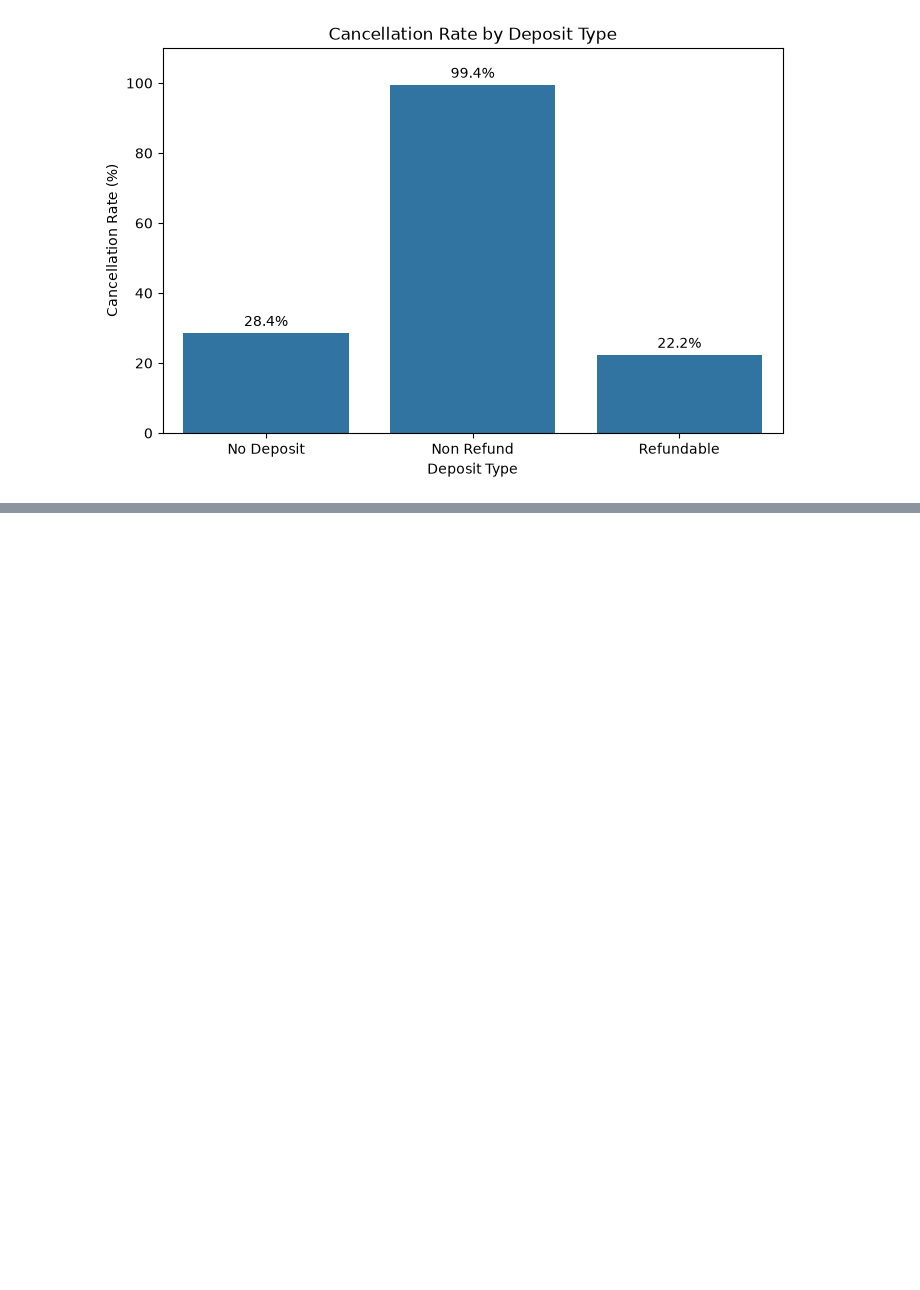
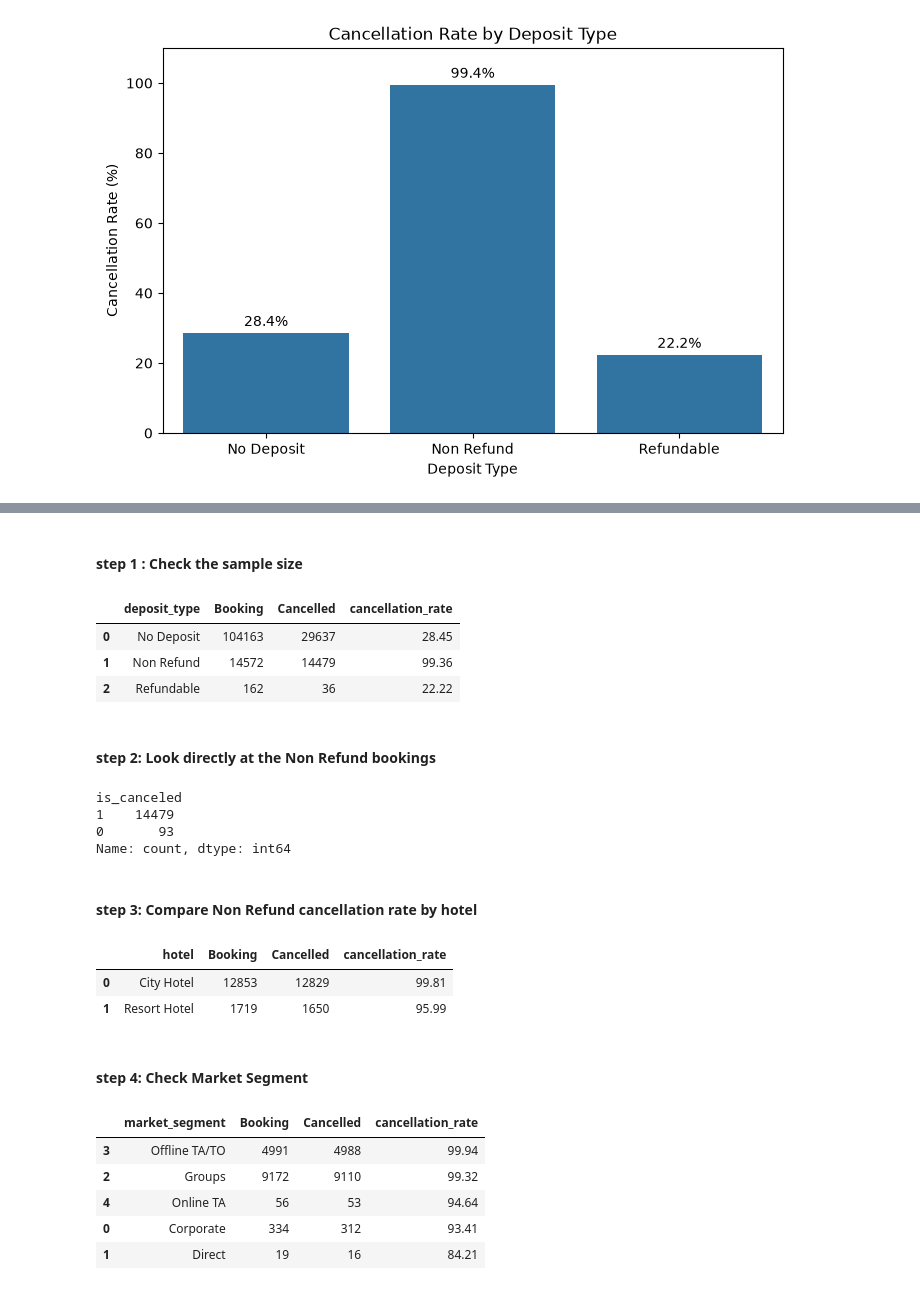
Before and after one commit to Fatima-Zehra-DA/Hotel-Booking-Cancellation-Analysis-Python-PowerBI, a Jupyter notebook: Notebooks/Hotel_Booking_Cancellation_Analysis.ipynb, the cells around one changed output, grey strips where cells are left out. Cells and saved outputs as stored; diff of their text form; code cells hidden in the pictures; blank space fills up the shorter version.

Commit message:
Investigate the unusual high Non Refund cancellation rate

```diff
--- a/Notebooks/Hotel_Booking_Cancellation_Analysis.ipynb
+++ b/Notebooks/Hotel_Booking_Cancellation_Analysis.ipynb
@@ -502,0 +505,80 @@ plt.show()
+# %% [markdown]
+#### step 1 : Check the sample size
+# %%
+non_refund_check = (
+    df.groupby('deposit_type')['is_canceled']
+     .agg(Booking = 'count',
+         Cancelled = 'sum',
+         cancellation_rate = 'mean')
+      .reset_index()
+)
+
+non_refund_check['cancellation_rate'] = (
+    non_refund_check['cancellation_rate'] * 100
+).round(2)
+
+non_refund_check
+# %% [output]
+|  | deposit_type | Booking | Cancelled | cancellation_rate |
+| 0 | No Deposit | 104163 | 29637 | 28.45 |
+| 1 | Non Refund | 14572 | 14479 | 99.36 |
+| 2 | Refundable | 162 | 36 | 22.22 |
+# %% [markdown]
+#### step 2: Look directly at the Non Refund bookings
+# %%
+non_refund = df[df['deposit_type'] == 'Non Refund']
+
+non_refund['is_canceled'].value_counts()
+# %% [output]
+is_canceled
+1    14479
+0       93
+Name: count, dtype: int64
+# %% [markdown]
+#### step 3: Compare Non Refund cancellation rate by hotel
+# %%
+non_refund_hotel = (
+    df[df['deposit_type'] == 'Non Refund']
+    .groupby('hotel')['is_canceled']
+    .agg(Booking = 'count',
+         Cancelled = 'sum',
+         cancellation_rate = 'mean')
+    .reset_index()
+)
+
+non_refund_hotel['cancellation_rate'] = (
+    non_refund_hotel['cancellation_rate'] * 100
+).round(2)
+
+non_refund_hotel
+# %% [output]
+|  | hotel | Booking | Cancelled | cancellation_rate |
+| 0 | City Hotel | 12853 | 12829 | 99.81 |
+| 1 | Resort Hotel | 1719 | 1650 | 95.99 |
+# %% [markdown]
+#### step 4: Check Market Segment
+# %%
+non_refund_segment = (
+    df[df['deposit_type'] == 'Non Refund']
+    .groupby('market_segment')['is_canceled']
+    .agg(Booking = 'count',
+         Cancelled = 'sum',
+         cancellation_rate = 'mean')
+    .reset_index()
+)
+
+non_refund_segment['cancellation_rate'] = (
+    non_refund_segment['cancellation_rate'] * 100
+).round(2)
+
+non_refund_segment.sort_values(
+    'cancellation_rate',
+    ascending=False
+)
+# %% [output]
+|  | market_segment | Booking | Cancelled | cancellation_rate |
+| 3 | Offline TA/TO | 4991 | 4988 | 99.94 |
+| 2 | Groups | 9172 | 9110 | 99.32 |
+| 4 | Online TA | 56 | 53 | 94.64 |
+| 0 | Corporate | 334 | 312 | 93.41 |
+| 1 | Direct | 19 | 16 | 84.21 |
```
Also changed, not shown: parts of 4 cells of this notebook, 4 other files.
